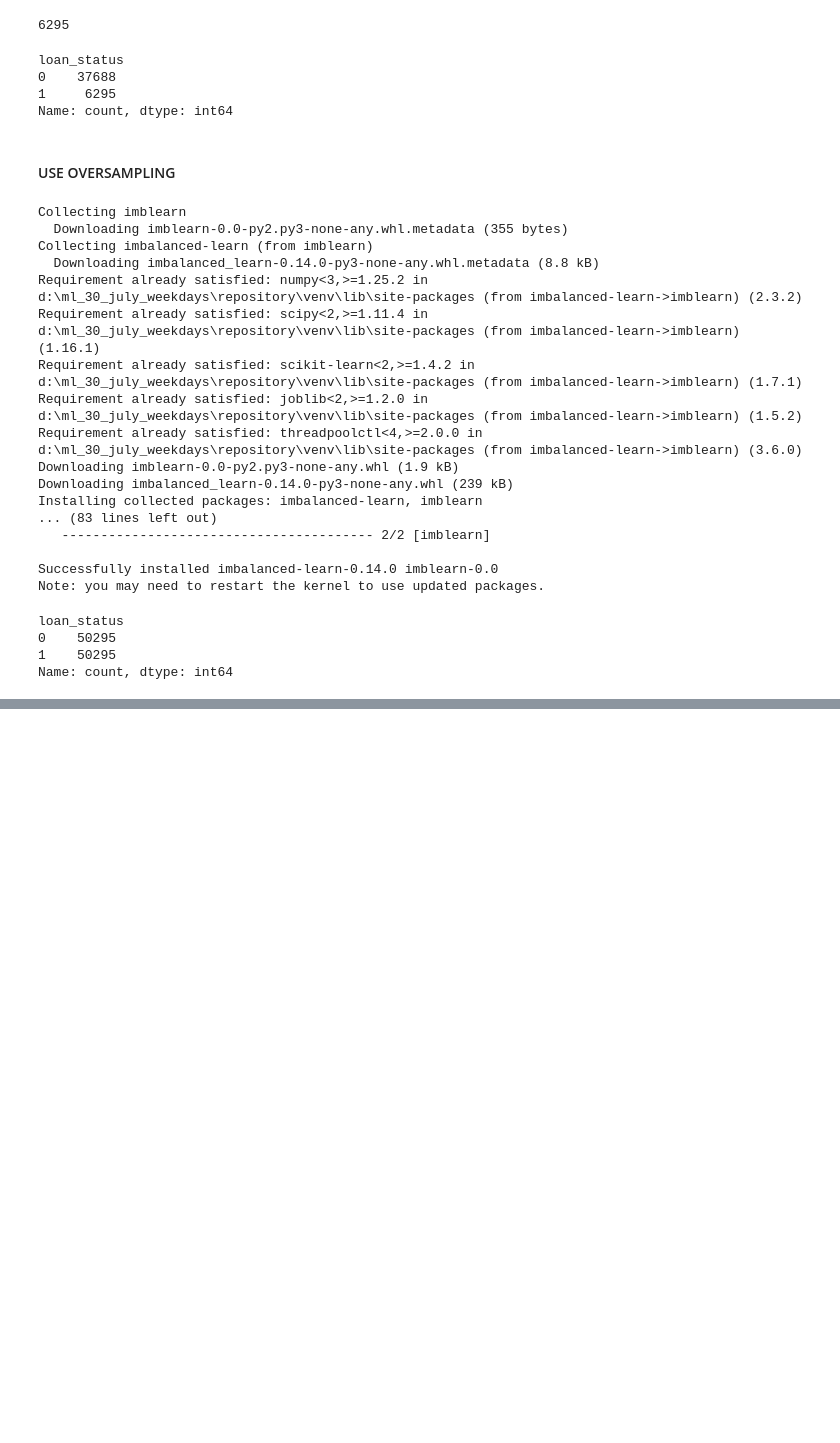
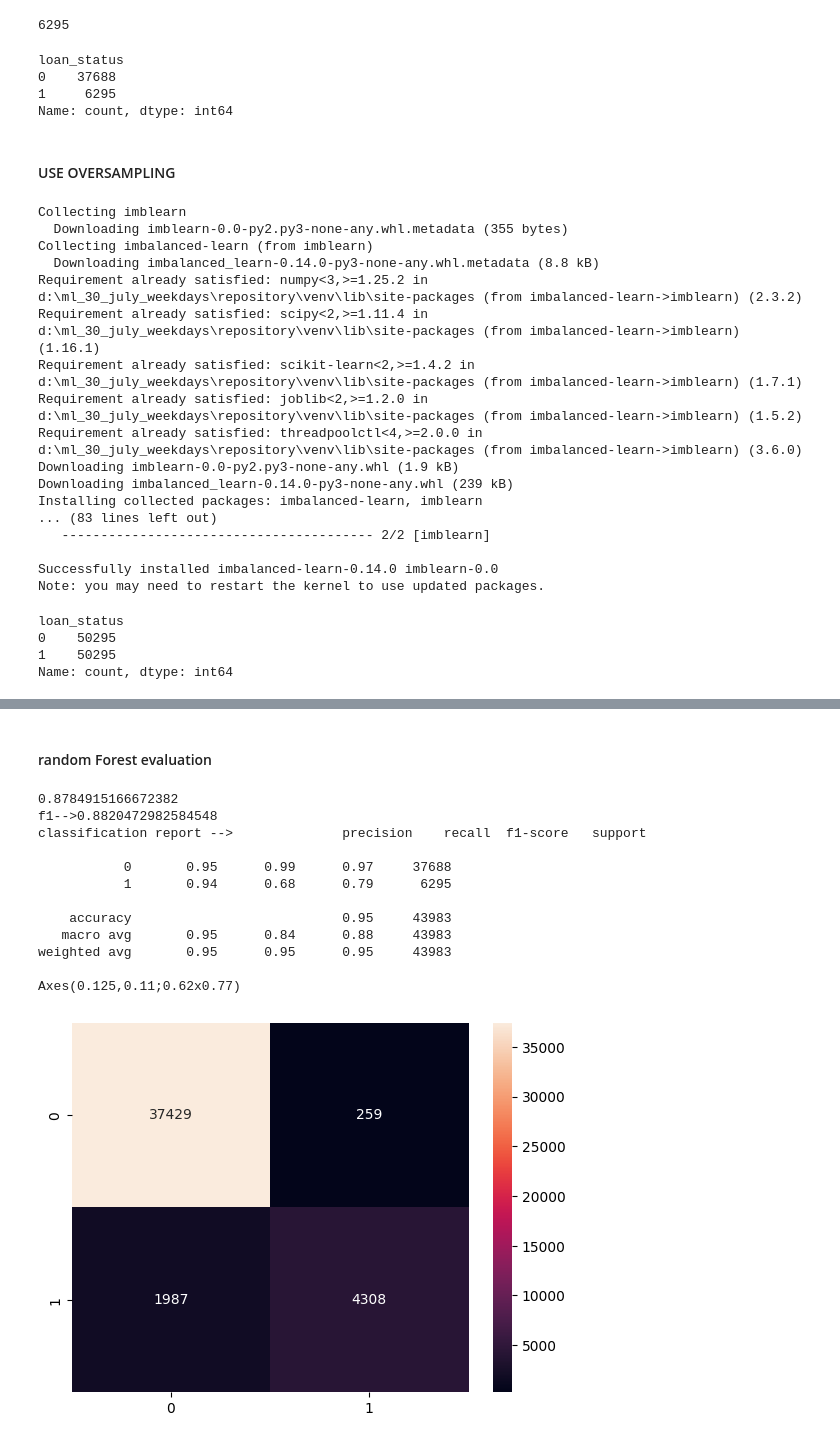
Before and after one commit to varshum12/30_july_ML_WEEKDAYS, a Jupyter notebook: algo evaluation/algo evaluation.ipynb, the cells around one changed output, grey strips where cells are left out. Drawn from its saved outputs; the diff is of its cells as text; code cells hidden in the pictures; blank space fills up the shorter version.

```diff
--- a/algo evaluation/algo evaluation.ipynb
+++ b/algo evaluation/algo evaluation.ipynb
@@ -284,0 +456,18 @@ LR1  =  LogisticRegression()
+# %% [markdown]
+#### random Forest  evaluation
+# %%
+evaluate(RF  , x_train  , y_train)
+# %% [output]
+0.8784915166672382
+f1-->0.8820472982584548
+classification report -->              precision    recall  f1-score   support
+
+           0       0.95      0.99      0.97     37688
+           1       0.94      0.68      0.79      6295
+
+    accuracy                           0.95     43983
+   macro avg       0.95      0.84      0.88     43983
+weighted avg       0.95      0.95      0.95     43983
+
+Axes(0.125,0.11;0.62x0.77)
+[figure, added]
```
Also changed, not shown: parts of 56 cells of this notebook.
